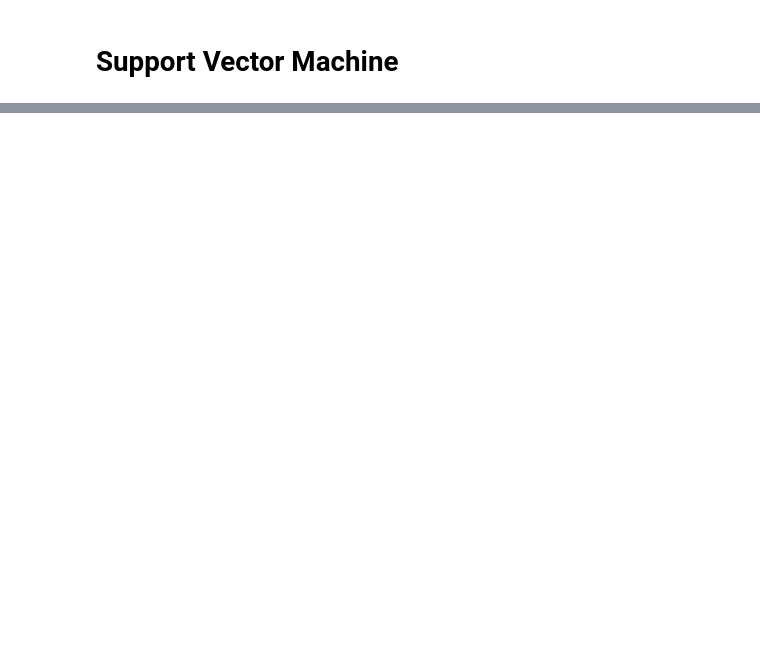
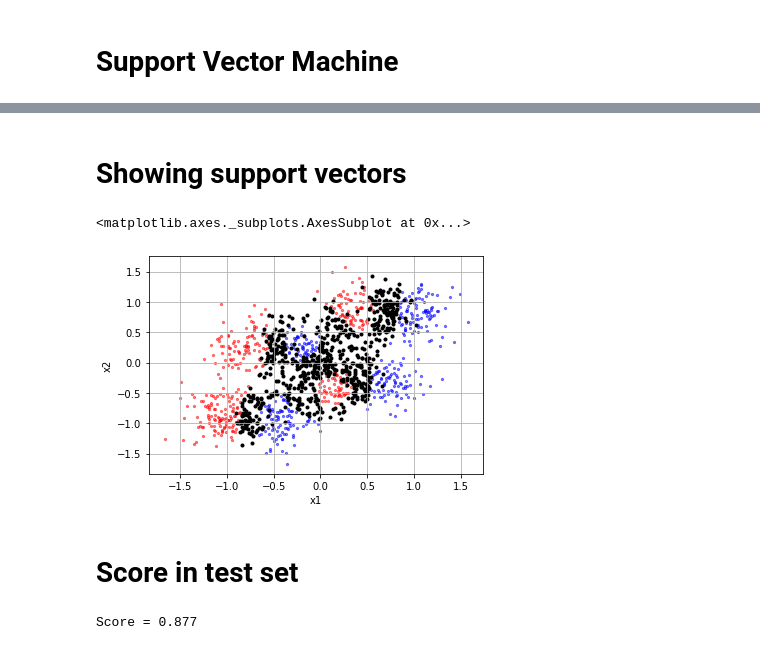
Before and after one commit to ito-rafael/IA006C-MachineLearning, a Jupyter notebook: efc3/notebooks/SVM.ipynb, the cells around one changed output, grey strips where cells are left out. Saved outputs shown, nothing was run; the diff lists cells and outputs as text; code cells hidden in the pictures; blank space fills up the shorter version.

```diff
--- a/efc3/notebooks/SVM.ipynb
+++ b/efc3/notebooks/SVM.ipynb
@@ -179,0 +258,13 @@ number of support vector = 285
+# %% [markdown]
+# Showing support vectors
+# %%
+find_sv(X, y, svm)
+# %% [output]
+<matplotlib.axes._subplots.AxesSubplot at 0x...>
+[figure, added]
+# %% [markdown]
+# Score in test set
+# %%
+print('Score =', svm.score(Xt, yt))
+# %% [output]
+Score = 0.877
```
Also changed, not shown: parts of 52 cells of this notebook, 10 other files.
